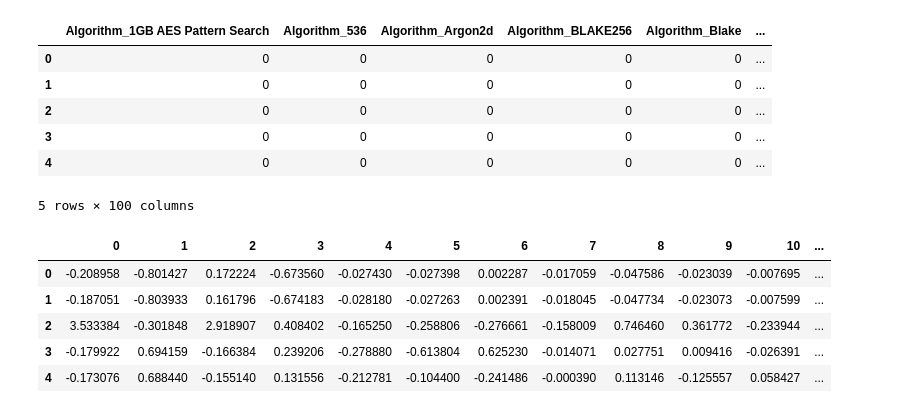
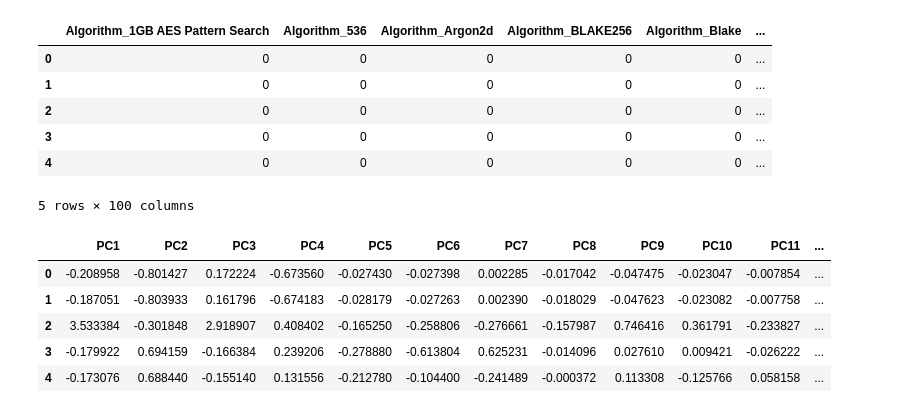
Before and after one commit to sissa81/Cryptocurrency-Clusters, a Jupyter notebook: crypto.ipynb, the cells around one changed output. Cells and saved outputs as stored; diff of their text form; code cells hidden in the pictures.

```diff
--- a/crypto.ipynb
+++ b/crypto.ipynb
@@ -180,18 +181,18 @@ dummy_df.head()
 5 rows × 100 columns
 # %%
 # Initialize PCA model
-pca = PCA(n_components=12)
+pca = PCA(n_components=0.90)
 
 # Get two principal components for the data
 data_pca = pca.fit_transform(dummy_df)
 # %%
-df_pca = pd.DataFrame(data=data_pca)
+df_pca = pd.DataFrame(data=data_pca, columns=['PC1','PC2','PC3','PC4','PC5','PC6','PC7','PC8','PC9','PC10','PC11','PC12',])
 df_pca.head()
 # %% [output]
-|  | 0 | 1 | 2 | 3 | 4 | 5 | 6 | 7 | 8 | 9 | 10 | ... |
-| 0 | -0.208958 | -0.801427 | 0.172224 | -0.673560 | -0.027430 | -0.027398 | 0.002287 | -0.017059 | -0.047586 | -0.023039 | -0.007695 | ... |
-| 1 | -0.187051 | -0.803933 | 0.161796 | -0.674183 | -0.028180 | -0.027263 | 0.002391 | -0.018045 | -0.047734 | -0.023073 | -0.007599 | ... |
-| 2 | 3.533384 | -0.301848 | 2.918907 | 0.408402 | -0.165250 | -0.258806 | -0.276661 | -0.158009 | 0.746460 | 0.361772 | -0.233944 | ... |
-| 3 | -0.179922 | 0.694159 | -0.166384 | 0.239206 | -0.278880 | -0.613804 | 0.625230 | -0.014071 | 0.027751 | 0.009416 | -0.026391 | ... |
-| 4 | -0.173076 | 0.688440 | -0.155140 | 0.131556 | -0.212781 | -0.104400 | -0.241486 | -0.000390 | 0.113146 | -0.125557 | 0.058427 | ... |
+|  | PC1 | PC2 | PC3 | PC4 | PC5 | PC6 | PC7 | PC8 | PC9 | PC10 | PC11 | ... |
+| 0 | -0.208958 | -0.801427 | 0.172224 | -0.673560 | -0.027430 | -0.027398 | 0.002285 | -0.017042 | -0.047475 | -0.023047 | -0.007854 | ... |
+| 1 | -0.187051 | -0.803933 | 0.161796 | -0.674183 | -0.028179 | -0.027263 | 0.002390 | -0.018029 | -0.047623 | -0.023082 | -0.007758 | ... |
+| 2 | 3.533384 | -0.301848 | 2.918907 | 0.408402 | -0.165250 | -0.258806 | -0.276661 | -0.157987 | 0.746416 | 0.361791 | -0.233827 | ... |
+| 3 | -0.179922 | 0.694159 | -0.166384 | 0.239206 | -0.278880 | -0.613804 | 0.625231 | -0.014096 | 0.027610 | 0.009421 | -0.026222 | ... |
+| 4 | -0.173076 | 0.688440 | -0.155140 | 0.131556 | -0.212780 | -0.104400 | -0.241489 | -0.000372 | 0.113308 | -0.125766 | 0.058158 | ... |
 # %%
```
Also changed, not shown: parts of 7 cells of this notebook.
